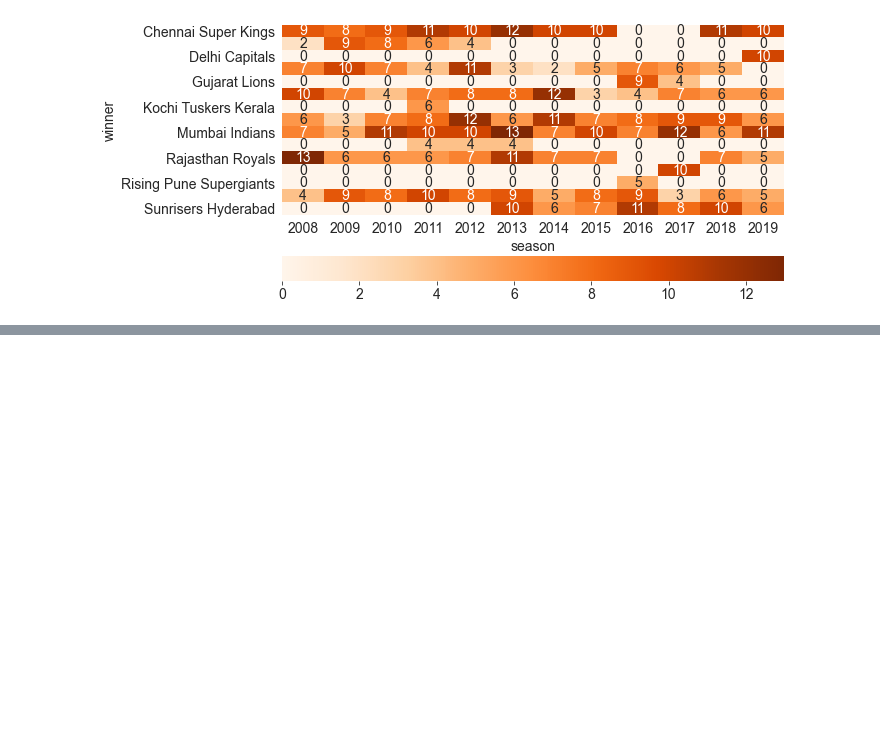
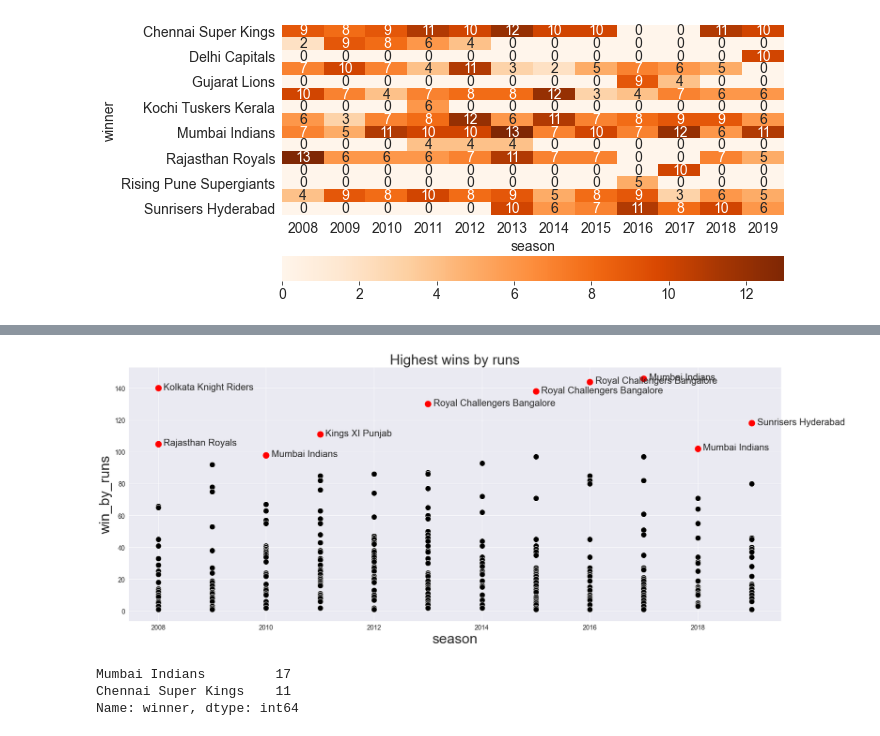
Before and after one commit to felixodette/Cricket, a Jupyter notebook: notebook.ipynb, the cells around one changed output, grey strips where cells are left out. Saved outputs shown, nothing was run; the diff lists cells and outputs as text; code cells hidden in the pictures; blank space fills up the shorter version.

```diff
--- a/notebook.ipynb
+++ b/notebook.ipynb
@@ -212,3 +212,6 @@ sns.heatmap(matches_each_season, annot=True, cmap='Oranges', fmt='d', cbar_kws={
 # %% [output]
 <AxesSubplot:xlabel='season', ylabel='winner'>
 [figure]
+# %%
+highest_wins_runs = matches_df[matches_df['win_by_runs'] != 0].sort_values('win_by_runs', ascending=False)
+highest_wins_runs
@@ -214,0 +232,18 @@ sns.heatmap(matches_each_season, annot=True, cmap='Oranges', fmt='d', cbar_kws={
+# %%
+plt.figure(figsize=(25,10))
+plt.xlabel('Seasons', size=30)
+plt.ylabel('Runs', size=30)
+plt.title('Highest wins by runs', size=30)
+sns.scatterplot(x='season',y='win_by_runs', data=highest_wins_runs, s=150, color='black')
+sns.scatterplot(x='season', y='win_by_runs', data=highest_wins_runs.head(10),s=220, color='red')
+for i in range(highest_wins_runs.head(10).shape[0]):
+    plt.annotate(highest_wins_runs.winner.tolist()[i], (highest_wins_runs.season.tolist()[i]+0.1, highest_wins_runs.win_by_runs.tolist()[i] - 1) , size = 20)
+# %% [output]
+[figure, added]
+# %%
+top_2 = matches_df[((matches_df.team1=='Mumbai Indians') & (matches_df.team2=='Chennai Super Kings')) | ((matches_df.team1=='Chennai Super Kings') & (matches_df.team2=='Mumbai Indians'))]
+top_2.winner.value_counts()
+# %% [output]
+Mumbai Indians         17
+Chennai Super Kings    11
+Name: winner, dtype: int64
```
Also changed, not shown: parts of 3 cells of this notebook.
